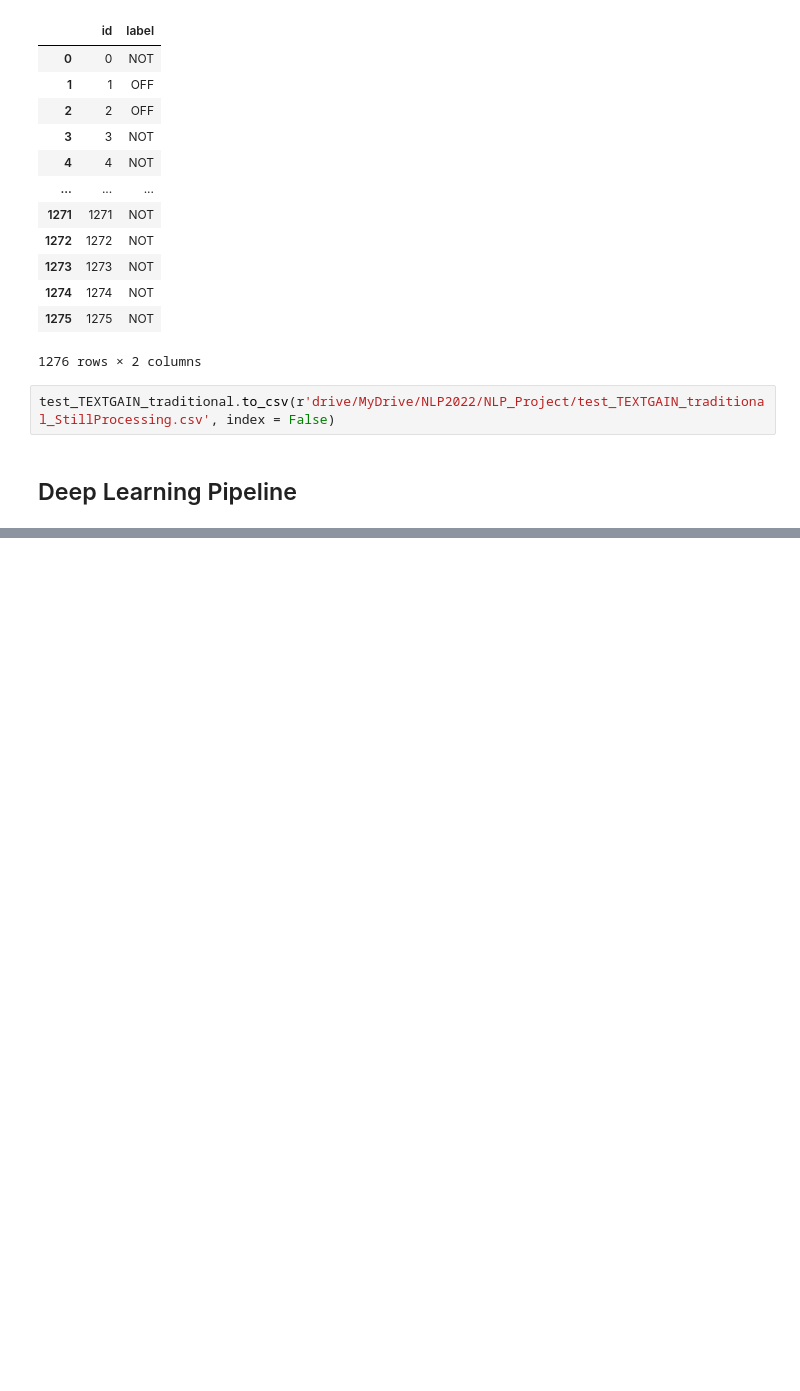
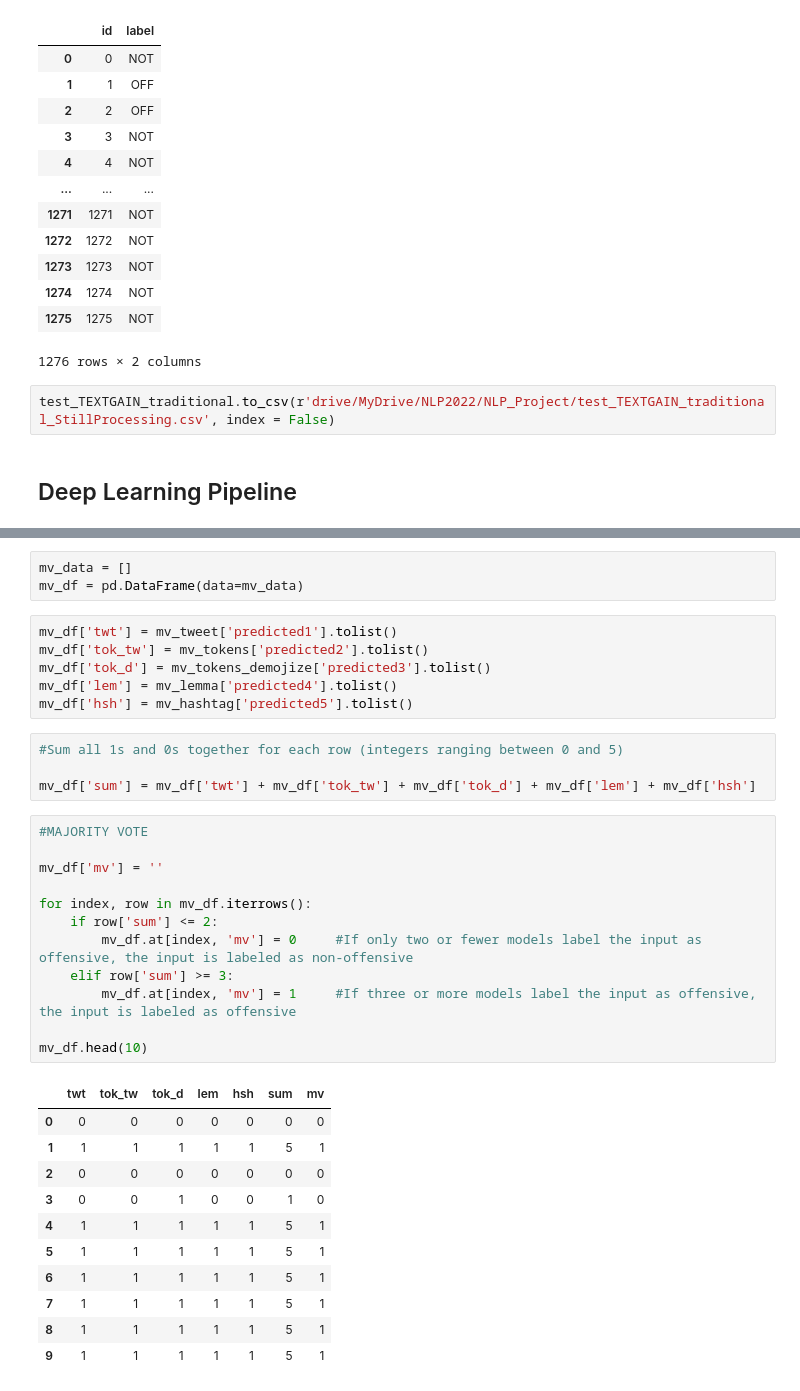
Before and after one commit to SiebeBrouwer/NLP_Group2_StillProcessing, a Jupyter notebook: __NLP_Project.ipynb, the cells around one changed output, grey strips where cells are left out. Drawn from its saved outputs; the diff is of its cells as text; blank space fills up the shorter version.

```diff
--- a/__NLP_Project.ipynb
+++ b/__NLP_Project.ipynb
@@ -3077,0 +3109,37 @@ test_output1.to_csv(r'drive/MyDrive/NLP2022/NLP_Project/test_TEXTGAIN_neural.csv
+# %%
+mv_data = []
+mv_df = pd.DataFrame(data=mv_data)
+# %%
+mv_df['twt'] = mv_tweet['predicted1'].tolist()
+mv_df['tok_tw'] = mv_tokens['predicted2'].tolist()
+mv_df['tok_d'] = mv_tokens_demojize['predicted3'].tolist()
+mv_df['lem'] = mv_lemma['predicted4'].tolist()
+mv_df['hsh'] = mv_hashtag['predicted5'].tolist()
+# %%
+#Sum all 1s and 0s together for each row (integers ranging between 0 and 5)
+
+mv_df['sum'] = mv_df['twt'] + mv_df['tok_tw'] + mv_df['tok_d'] + mv_df['lem'] + mv_df['hsh']
+# %%
+#MAJORITY VOTE
+
+mv_df['mv'] = ''
+
+for index, row in mv_df.iterrows():
+    if row['sum'] <= 2:
+        mv_df.at[index, 'mv'] = 0     #If only two or fewer models label the input as offensive, the input is labeled as non-offensive
+    elif row['sum'] >= 3:
+        mv_df.at[index, 'mv'] = 1     #If three or more models label the input as offensive, the input is labeled as offensive
+
+mv_df.head(10)
+# %% [output]
+|  | twt | tok_tw | tok_d | lem | hsh | sum | mv |
+| 0 | 0 | 0 | 0 | 0 | 0 | 0 | 0 |
+| 1 | 1 | 1 | 1 | 1 | 1 | 5 | 1 |
+| 2 | 0 | 0 | 0 | 0 | 0 | 0 | 0 |
+| 3 | 0 | 0 | 1 | 0 | 0 | 1 | 0 |
+| 4 | 1 | 1 | 1 | 1 | 1 | 5 | 1 |
+| 5 | 1 | 1 | 1 | 1 | 1 | 5 | 1 |
+| 6 | 1 | 1 | 1 | 1 | 1 | 5 | 1 |
+| 7 | 1 | 1 | 1 | 1 | 1 | 5 | 1 |
+| 8 | 1 | 1 | 1 | 1 | 1 | 5 | 1 |
+| 9 | 1 | 1 | 1 | 1 | 1 | 5 | 1 |
```
Also changed, not shown: parts of 162 cells of this notebook.
